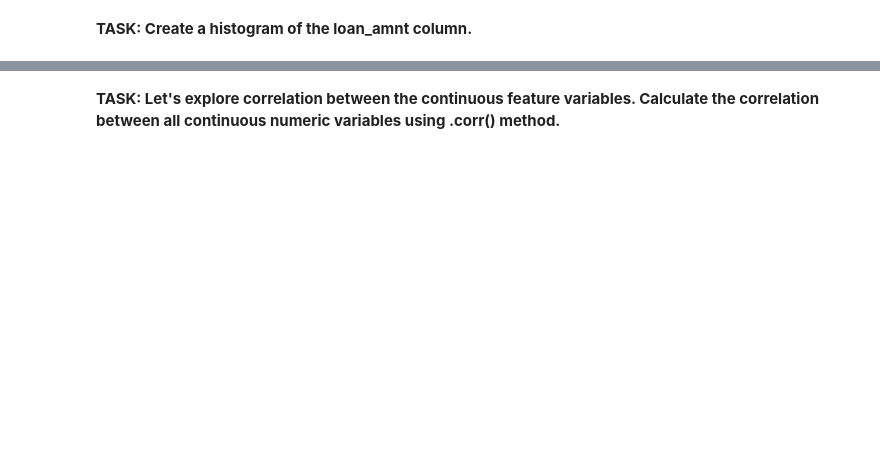
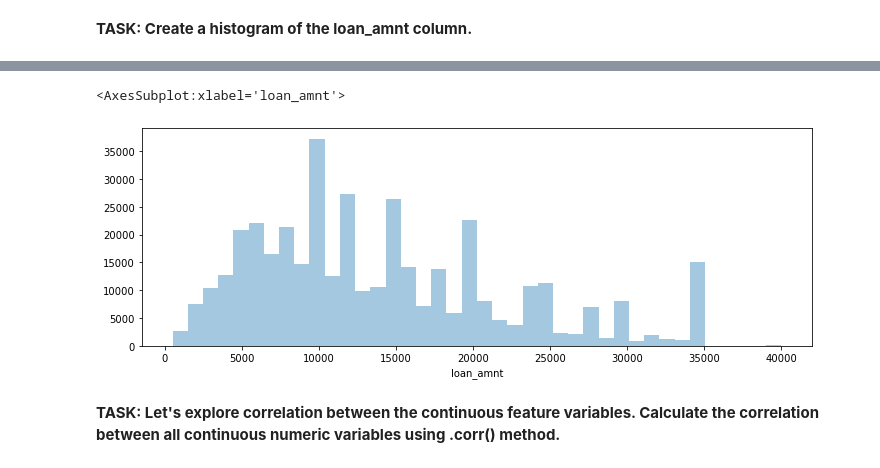
Before and after one commit to xkrystiandutka/DataScience, a Jupyter notebook: NeuralNetworks&DeepLearning/KerasProjectExercise.ipynb, the cells around one changed output, grey strips where cells are left out. Saved outputs shown, nothing was run; the diff lists cells and outputs as text; code cells hidden in the pictures; blank space fills up the shorter version.

```diff
--- a/NeuralNetworks&DeepLearning/KerasProjectExercise.ipynb
+++ b/NeuralNetworks&DeepLearning/KerasProjectExercise.ipynb
@@ -257,2 +250,8 @@ memory usage: 81.6+ MB
+# %%
+plt.figure(figsize=(12,4))
+sns.distplot(df['loan_amnt'],kde=False, bins=40)
+# %% [output]
+<AxesSubplot:xlabel='loan_amnt'>
+[figure, added]
 # %% [markdown]
 **TASK: Let's explore correlation between the continuous feature variables. Calculate the correlation between all continuous numeric variables using .corr() method.**
```
Also changed, not shown: parts of 51 cells of this notebook.
